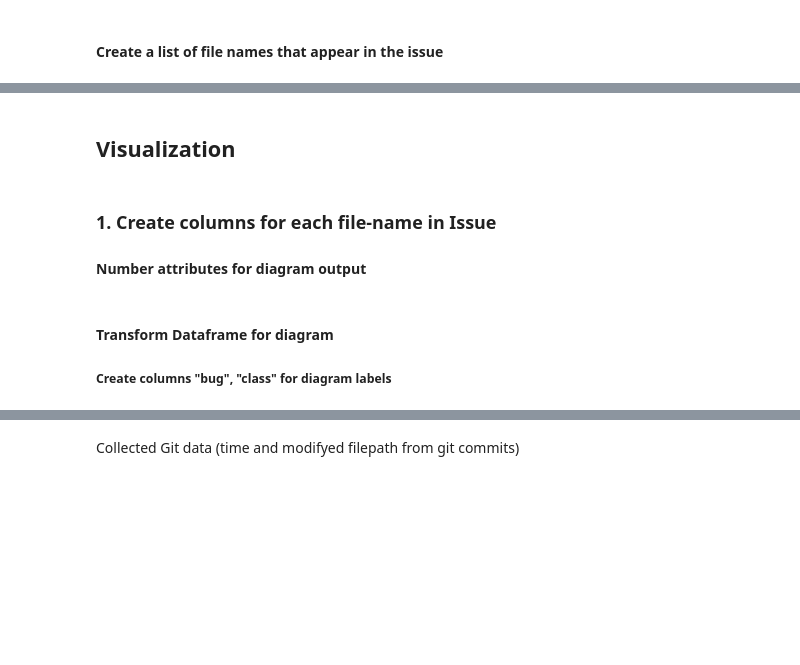
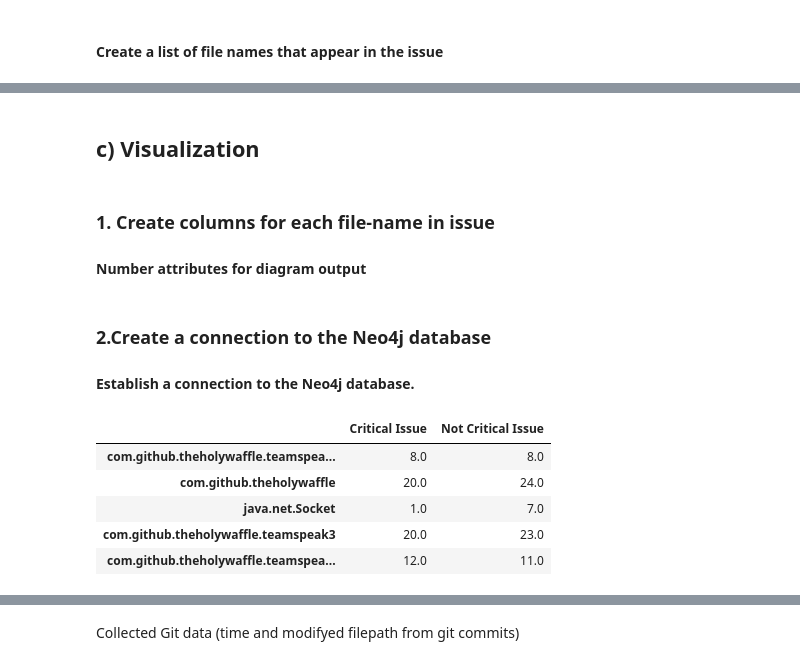
Before and after one commit to softvis-research/issue-analysis, a Jupyter notebook: components_analyse.ipynb, the cells around one changed output, grey strips where cells are left out. Saved outputs shown, nothing was run; the diff lists cells and outputs as text; code cells hidden in the pictures; blank space fills up the shorter version.

```diff
--- a/components_analyse.ipynb
+++ b/components_analyse.ipynb
@@ -236,7 +214,7 @@ df_total.head(5)
 # %% [markdown]
-## Visualization
+## c) Visualization
 # %% [markdown]
-### 1. Create columns for each file-name in Issue
+### 1. Create columns for each file-name in issue
 #### Number attributes for diagram output
 # %%
 #create dicitionary for furture column split
@@ -252,10 +230,10 @@ df_total.FileName=df_total.FileName.apply(lambda x: help(x))
 
 
 df_json = pd.json_normalize(df_total['FileName'])
-# %% [markdown]
-#### Transform Dataframe for diagram
-
-##### Create columns "bug", "class" for diagram labels
+# %% [markdown]
+### 2.Create a connection to the Neo4j database
+
+#### Establish a connection to the Neo4j database.
 # %%
 import pandas as pd
 
@@ -279,32 +257,39 @@ a = s.index.values[(s == 1)]
 s = df_numbers.iloc[-1]
 b = s.index[s == 1]
 b = s.index.values[(s == 0)]
 
 #Create column list for "Crititcal Issue(Bug)"
 column_list_bug=[]
 for i in a:
     column_list_bug.append(i)
 
 #create column list for "Not critical"
 column_list_not=[]
 for i in b:
     column_list_not.append(i)
 
 bug= df_numbers[column_list_bug]
 no_critical= df_numbers[column_list_not]
 
 bug=bug[:-1].sum(axis = 1, skipna = True)
 bug=bug.to_frame()
 no_critical=no_critical[:-1].sum(axis = 1, skipna = True)
 no_critical=no_critical.to_frame()
 
 
 no_critical.rename(columns={0: "Not Critical Issue"},inplace=True)
 bug.rename(columns={0: "Critical Issue"},inplace=True)
 #buggy
 
 df_diagram=pd.concat([bug, no_critical], axis=1)
 
 
-#df_diagram.head()
+df_diagram.head(5)
+# %% [output]
+|  | Critical Issue | Not Critical Issue |
+| com.github.theholywaffle.teamspea... | 8.0 | 8.0 |
+| com.github.theholywaffle | 20.0 | 24.0 |
+| java.net.Socket | 1.0 | 7.0 |
+| com.github.theholywaffle.teamspeak3 | 20.0 | 23.0 |
+| com.github.theholywaffle.teamspea... | 12.0 | 11.0 |
 # %% [markdown]
```
Also changed, not shown: parts of 28 cells of this notebook, 4 other files.
